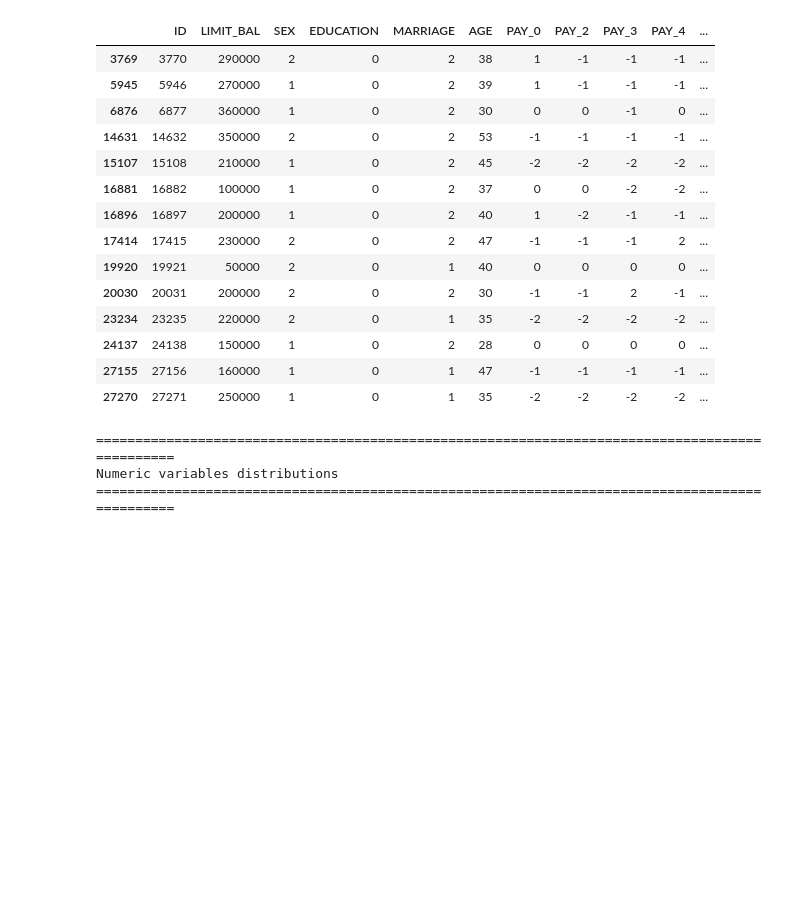
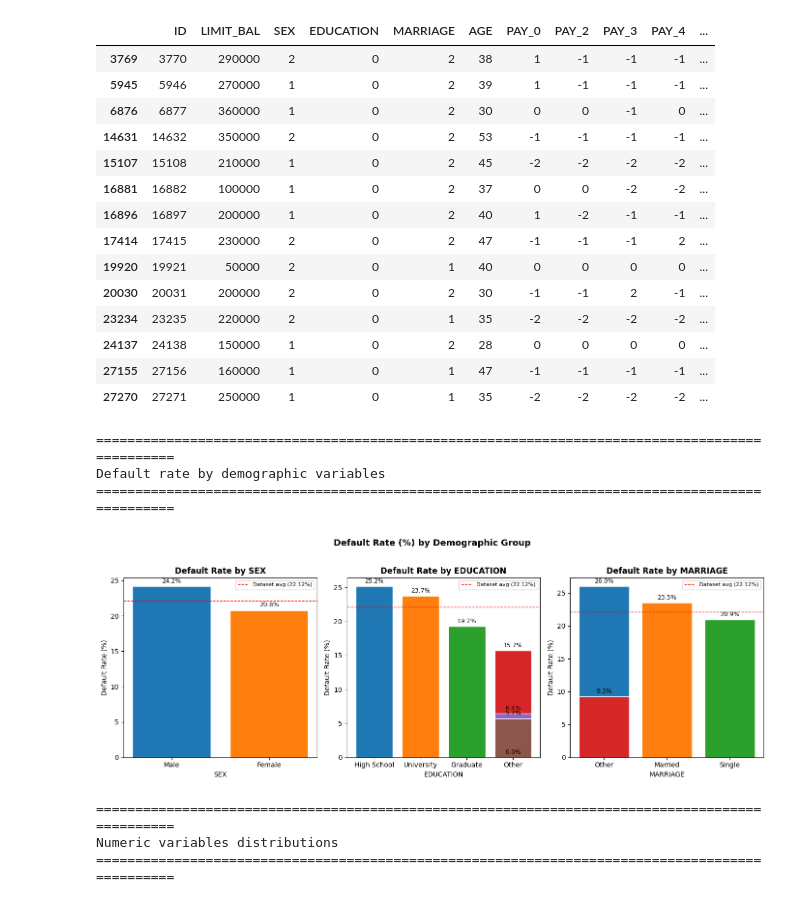
Before and after one commit to Kay79SL/Credit-Risk-Score-ML, a Jupyter notebook: data/raw/df_raw_risk_pd.ipynb, the cells around one changed output. Drawn from its saved outputs; the diff is of its cells as text; code cells hidden in the pictures; blank space fills up the shorter version.

```diff
--- a/data/raw/df_raw_risk_pd.ipynb
+++ b/data/raw/df_raw_risk_pd.ipynb
@@ -303,6 +303,51 @@ df[(df["EDUCATION"] == 0)]
 | 24137 | 24138 | 150000 | 1 | 0 | 2 | 28 | 0 | 0 | 0 | 0 | ... |
 | 27155 | 27156 | 160000 | 1 | 0 | 1 | 47 | -1 | -1 | -1 | -1 | ... |
 | 27270 | 27271 | 250000 | 1 | 0 | 1 | 35 | -2 | -2 | -2 | -2 | ... |
+# %%
+# =============================================================================
+# DEFAULT RATE BY DEMOGRAPHIC VARIABLES
+# =============================================================================
+section("Default rate by demographic variables")
+
+demo_cols = {
+    "SEX":       {1: "Male", 2: "Female"},
+    "EDUCATION": {1: "Graduate", 2: "University", 3: "High School", 4: "Other"},
+    "MARRIAGE":  {1: "Married", 2: "Single", 3: "Other"}
+}
+
+fig, axes = plt.subplots(1, 3, figsize=(14, 5))
+
+for ax, (col, label_map) in zip(axes, demo_cols.items()):
+    g = (df.groupby(col)["DEFAULT_NEXT_MONTH"]
+           .mean()
+           .mul(100)
+           .rename("default_rate_pct")
+           .reset_index())
+    g[col] = g[col].map(label_map).fillna("Other")
+    g = g.sort_values("default_rate_pct", ascending=False)
+
+    bars = ax.bar(g[col], g["default_rate_pct"], color=plt.cm.tab10.colors[:len(g)], edgecolor="white")
+    ax.axhline(y=22.12, color="red", linestyle="--", linewidth=1, label="Dataset avg (22.12%)")
+    ax.set_title(f"Default Rate by {col}", fontsize=12, fontweight="bold")
+    ax.set_xlabel(col)
+    ax.set_ylabel("Default Rate (%)")
+    ax.legend(fontsize=8)
+
+    for bar, val in zip(bars, g["default_rate_pct"]):
+        ax.text(bar.get_x() + bar.get_width()/2,
+                bar.get_height() + 0.3,
+                f"{val:.1f}%",
+                ha="center", va="bottom", fontsize=9)
+
+plt.suptitle("Default Rate (%) by Demographic Group", fontsize=13, fontweight="bold", y=1.02)
+plt.tight_layout()
+plt.savefig("default_rate_by_demographics.png", dpi=150, bbox_inches="tight")
+plt.show()
+# %% [output]
+===============================================================================================
+Default rate by demographic variables
+===============================================================================================
+[figure, added]
 # %%
 # checking numeric variable distributions and outliers with histograms and boxplots
 # =============================================================================
```
Also changed, not shown: parts of 13 cells of this notebook.
